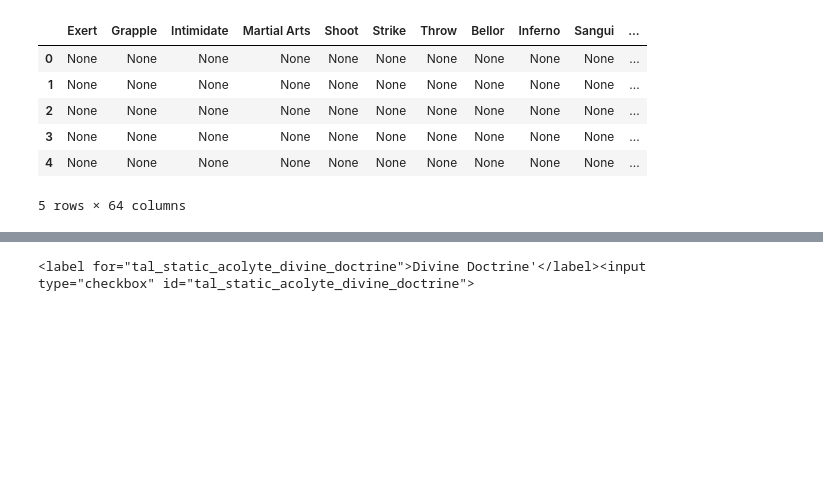
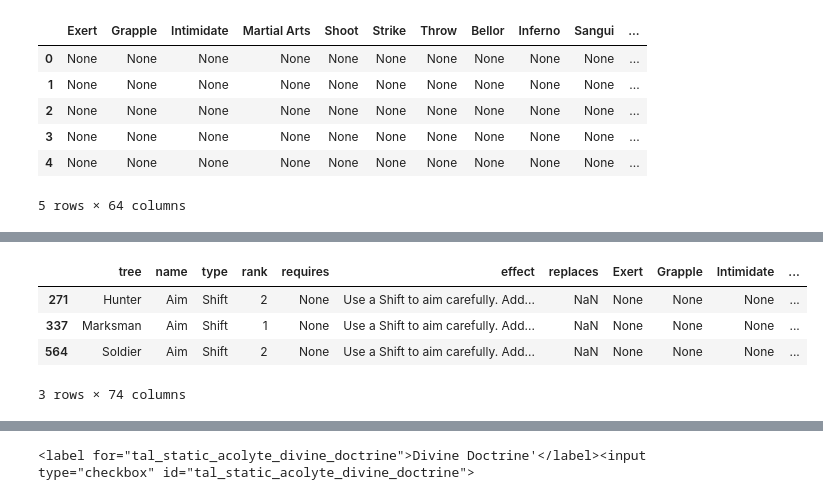
Before and after one commit to donalharrison/no1_system, a Jupyter notebook: code/build_character_sheet/nb_build_character_sheet.ipynb, the cells around one changed output, grey strips where cells are left out. Drawn from its saved outputs; the diff is of its cells as text; code cells hidden in the pictures; blank space fills up the shorter version.

```diff
--- a/code/build_character_sheet/nb_build_character_sheet.ipynb
+++ b/code/build_character_sheet/nb_build_character_sheet.ipynb
@@ -194,0 +253,8 @@ array(['Acolyte', 'Aberrant', 'Mystic', 'Assassin', 'Athlete', 'Heretic',
+# %%
+df_talents[df_talents['name']=='Aim']
+# %% [output]
+|  | tree | name | type | rank | requires | effect | replaces | Exert | Grapple | Intimidate | ... |
+| 271 | Hunter | Aim | Shift | 2 | None | Use a Shift to aim carefully. Add... | NaN | None | None | None | ... |
+| 337 | Marksman | Aim | Shift | 1 | None | Use a Shift to aim carefully. Add... | NaN | None | None | None | ... |
+| 564 | Soldier | Aim | Shift | 2 | None | Use a Shift to aim carefully. Add... | NaN | None | None | None | ... |
+3 rows × 74 columns
```
Also changed, not shown: parts of 20 cells of this notebook, 3 other files.
